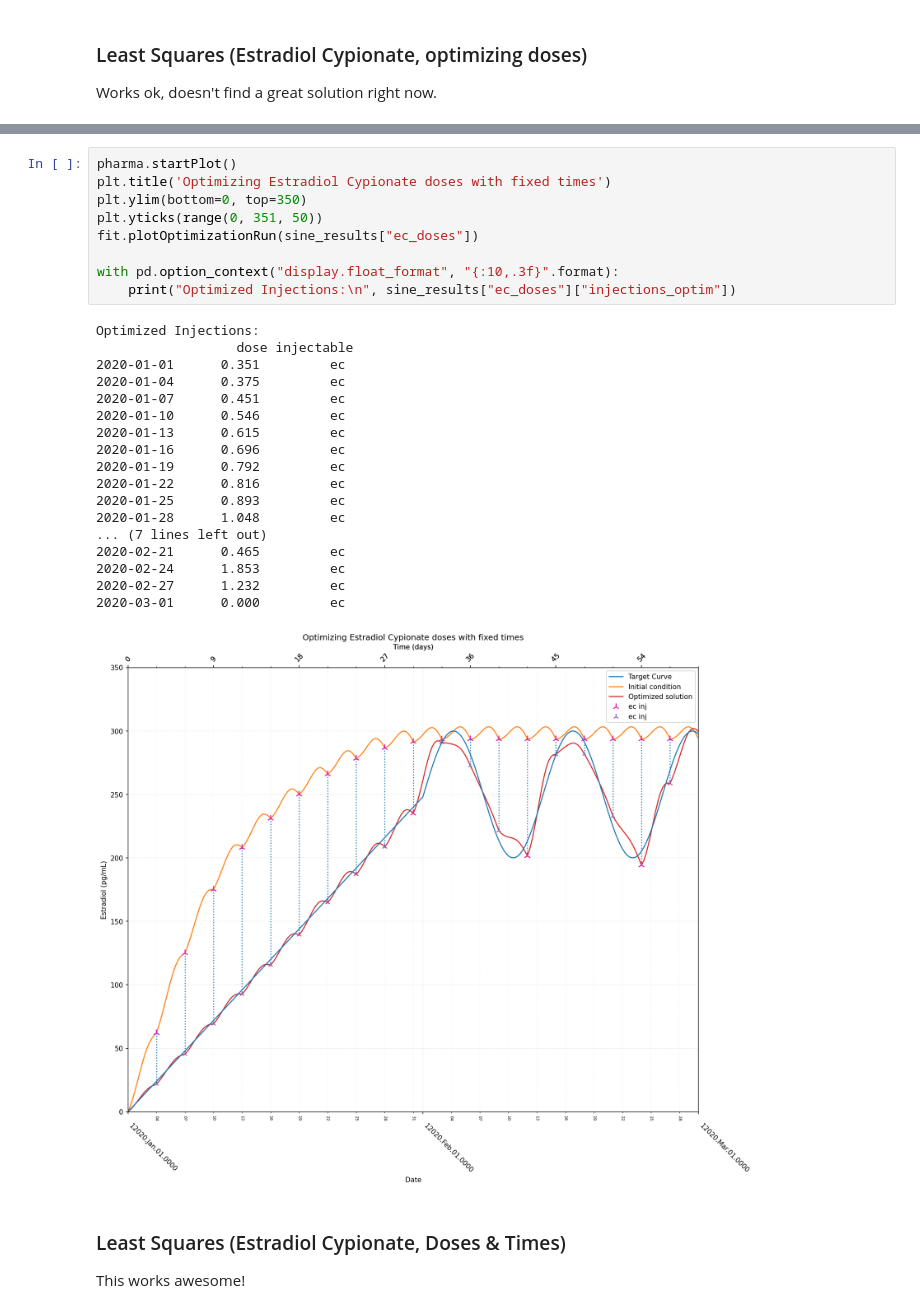
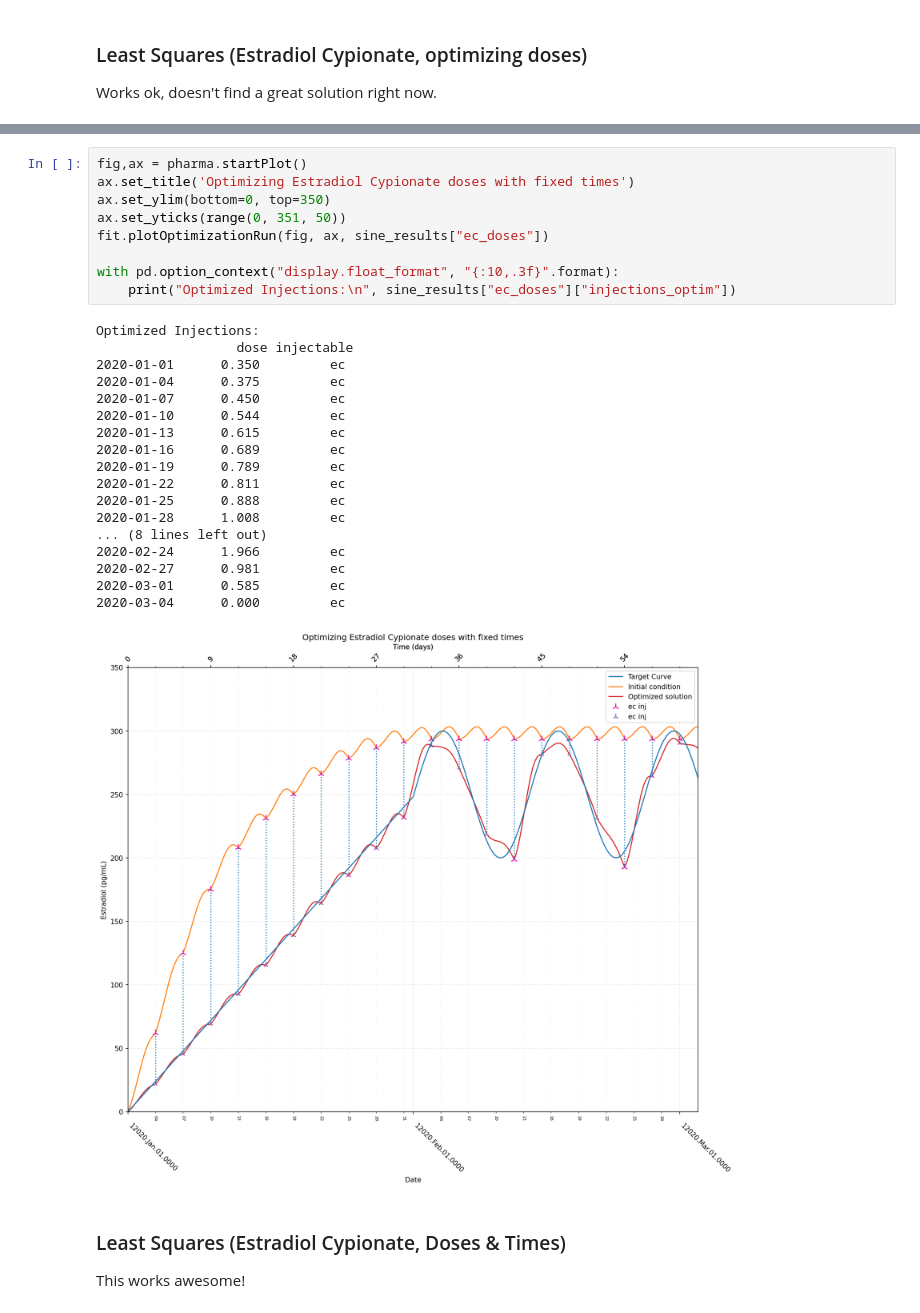
Before and after one commit to tiliaqt/transkit, a Jupyter notebook: Cycles.ipynb, the cells around one changed output, grey strips where cells are left out. Cells and saved outputs as stored; diff of their text form.

```diff
--- a/Cycles.ipynb
+++ b/Cycles.ipynb
@@ -64,31 +64,31 @@ Function evaluations 35, initial cost 7.1326e+05, final cost 5.1603e+03, first-o
 # %%
-pharma.startPlot()
-plt.title('Optimizing Estradiol Cypionate doses with fixed times')
-plt.ylim(bottom=0, top=350)
-plt.yticks(range(0, 351, 50))
-fit.plotOptimizationRun(sine_results["ec_doses"])
+fig,ax = pharma.startPlot()
+ax.set_title('Optimizing Estradiol Cypionate doses with fixed times')
+ax.set_ylim(bottom=0, top=350)
+ax.set_yticks(range(0, 351, 50))
+fit.plotOptimizationRun(fig, ax, sine_results["ec_doses"])
 
 with pd.option_context("display.float_format", "{:10,.3f}".format):
     print("Optimized Injections:\n", sine_results["ec_doses"]["injections_optim"])
 # %% [output]
 Optimized Injections:
                   dose injectable
-2020-01-01      0.351         ec
+2020-01-01      0.350         ec
 2020-01-04      0.375         ec
-2020-01-07      0.451         ec
-2020-01-10      0.546         ec
+2020-01-07      0.450         ec
+2020-01-10      0.544         ec
 2020-01-13      0.615         ec
-2020-01-16      0.696         ec
-2020-01-19      0.792         ec
-2020-01-22      0.816         ec
-2020-01-25      0.893         ec
-2020-01-28      1.048         ec
-... (7 lines left out)
-2020-02-21      0.465         ec
-2020-02-24      1.853         ec
-2020-02-27      1.232         ec
-2020-03-01      0.000         ec
+2020-01-16      0.689         ec
+2020-01-19      0.789         ec
+2020-01-22      0.811         ec
+2020-01-25      0.888         ec
+2020-01-28      1.008         ec
+... (8 lines left out)
+2020-02-24      1.966         ec
+2020-02-27      0.981         ec
+2020-03-01      0.585         ec
+2020-03-04      0.000         ec
-[figure, old version]
+[figure, new version]
 # %% [markdown]
 ### Least Squares (Estradiol Cypionate, Doses & Times)
 
```
Also changed, not shown: parts of 4 cells of this notebook, 3 other files.
